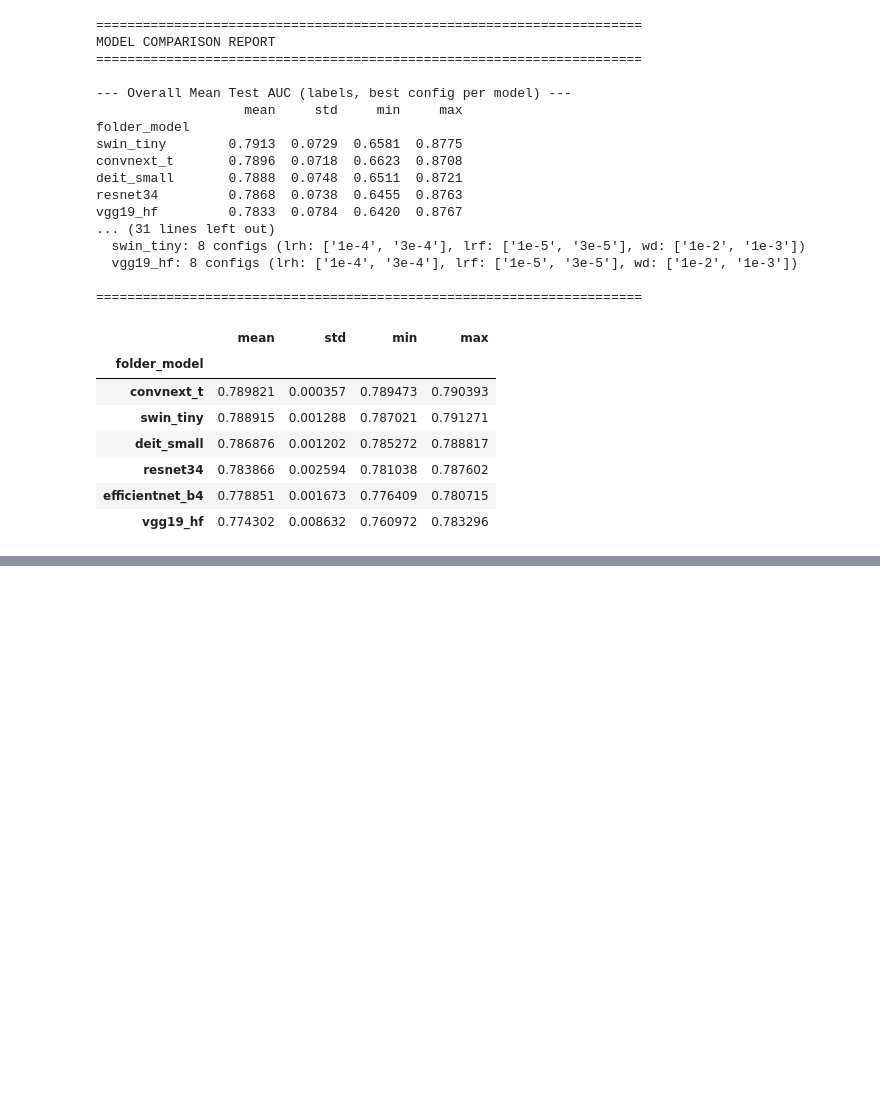
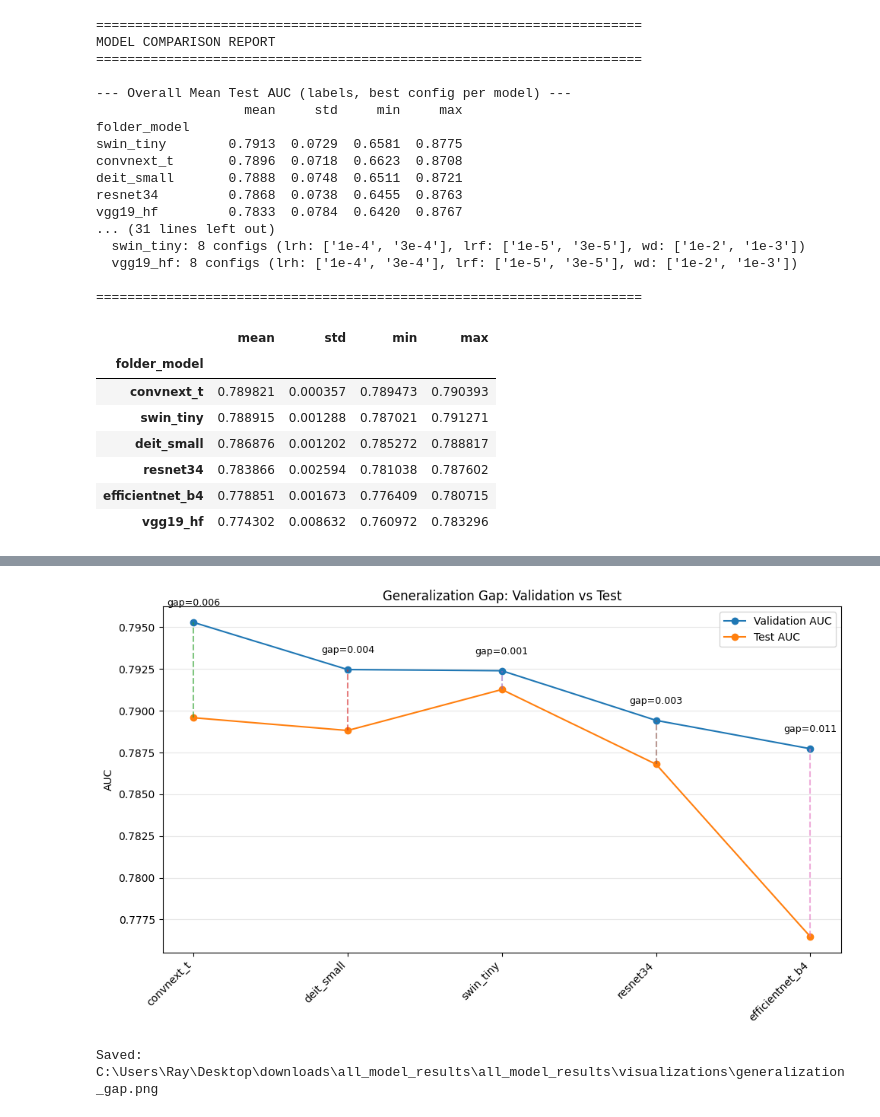
Before and after one commit to L0uisPham/CS5130-Project, a Jupyter notebook: Ray_Models_Check.ipynb, the cells around one changed output, grey strips where cells are left out. Drawn from its saved outputs; the diff is of its cells as text; code cells hidden in the pictures; blank space fills up the shorter version.

```diff
--- a/Ray_Models_Check.ipynb
+++ b/Ray_Models_Check.ipynb
@@ -883,0 +1017,61 @@ display(config_stability)
+# %%
+def plot_generalization_gap(best_config_df: pd.DataFrame, test_best_df: pd.DataFrame, output_dir: Path):
+    val_summary = (
+        best_config_df[best_config_df["folder_model"] != "vgg19_hf"]
+        [["folder_model", "mean_val_label_auc"]]
+        .rename(columns={"mean_val_label_auc": "val_auc"})
+        .copy()
+    )
+
+    test_summary = (
+        test_best_df[
+            (test_best_df["group_type"] == "label") &
+            (test_best_df["folder_model"] != "vgg19_hf")
+        ]
+        .groupby("folder_model", as_index=False)["auc"]
+        .mean()
+        .rename(columns={"auc": "test_auc"})
+    )
+
+    merged = val_summary.merge(test_summary, on="folder_model", how="inner")
+    merged["gap"] = merged["val_auc"] - merged["test_auc"]
+    merged = merged.sort_values("val_auc", ascending=False).reset_index(drop=True)
+
+    x = list(range(len(merged)))
+
+    plt.figure(figsize=(10, 6))
+    plt.plot(x, merged["val_auc"], marker="o", label="Validation AUC")
+    plt.plot(x, merged["test_auc"], marker="o", label="Test AUC")
+
+    for pos, (_, row) in enumerate(merged.iterrows()):
+        plt.plot(
+            [pos, pos],
+            [row["test_auc"], row["val_auc"]],
+            linestyle="--",
+            alpha=0.6
+        )
+        plt.text(
+            pos,
+            max(row["val_auc"], row["test_auc"]) + 0.001,
+            f"gap={row['gap']:.3f}",
+            ha="center",
+            fontsize=9
+        )
+
+    plt.xticks(x, merged["folder_model"], rotation=45, ha="right")
+    plt.ylabel("AUC")
+    plt.title("Generalization Gap: Validation vs Test")
+    plt.legend()
+    plt.grid(axis="y", alpha=0.3)
+    plt.tight_layout()
+
+    out = output_dir / "generalization_gap.png"
+    plt.savefig(out, dpi=150, bbox_inches="tight")
+    plt.show()
+    plt.close()
+    print("Saved:", out)
+
+plot_generalization_gap(best_config_per_model, test_best, OUTPUT_DIR)
+# %% [output]
+[figure, added]
+Saved: C:\Users\Ray\Desktop\downloads\all_model_results\all_model_results\visualizations\generalization_gap.png
```
Also changed, not shown: parts of 4 cells of this notebook.
